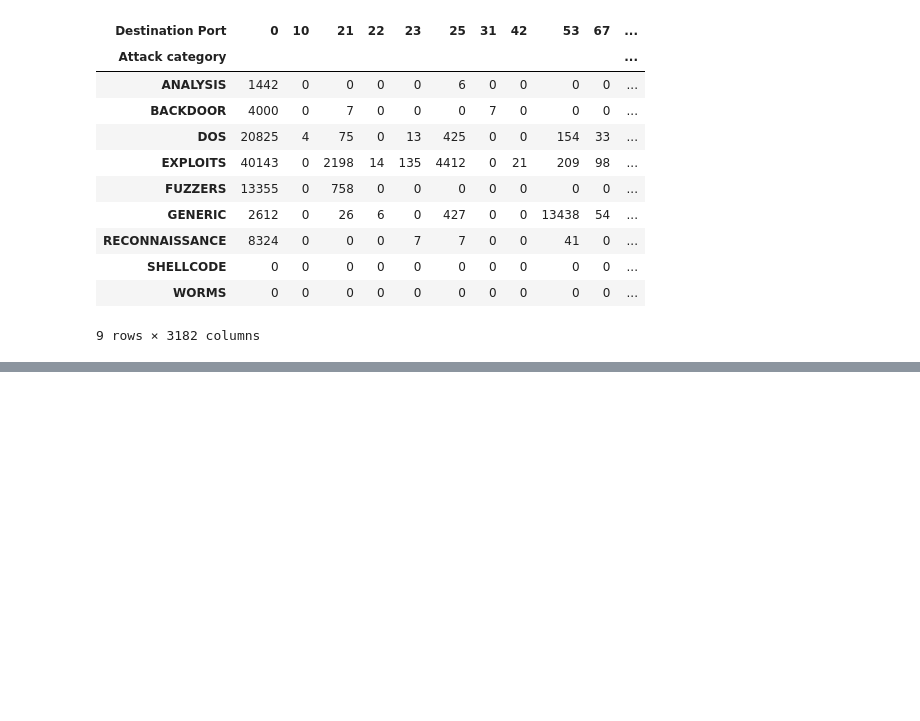
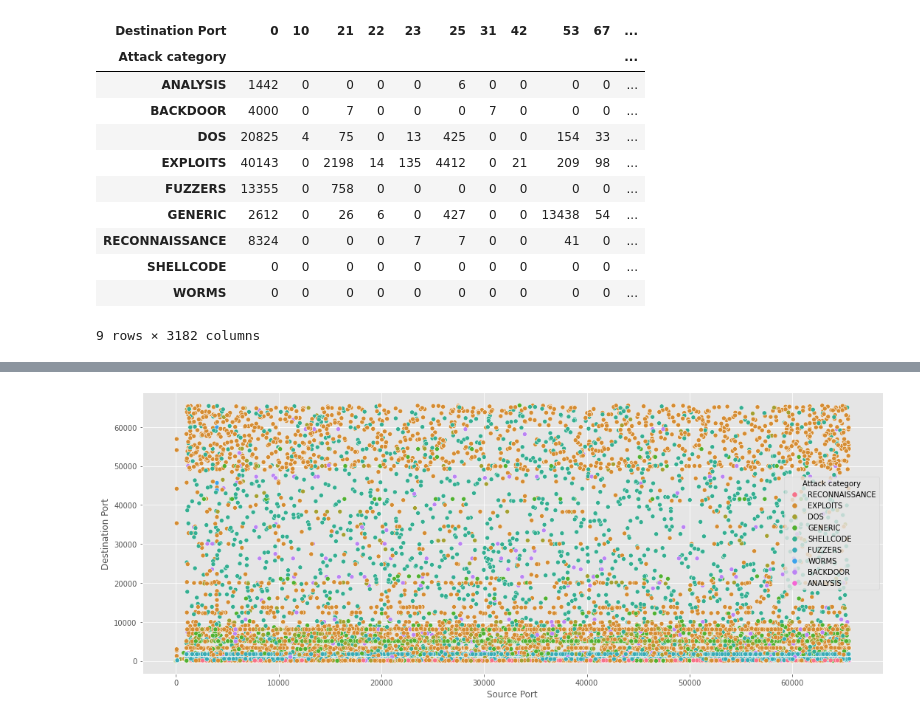
Before and after one commit to EddyGiusepe/Cyber_Security_1, a Jupyter notebook: CyberSecurity_Kaggle.ipynb, the cells around one changed output, grey strips where cells are left out. Saved outputs shown, nothing was run; the diff lists cells and outputs as text; code cells hidden in the pictures; blank space fills up the shorter version.

```diff
--- a/CyberSecurity_Kaggle.ipynb
+++ b/CyberSecurity_Kaggle.ipynb
@@ -797,0 +816,6 @@ df_crosstab
+# %%
+plt.figure(figsize=(18,7))
+sns.scatterplot(x='Source Port',y='Destination Port', hue='Attack category',data=newdf)
+plt.show()
+# %% [output]
+[figure, added]
```
Also changed, not shown: parts of 12 cells of this notebook.
